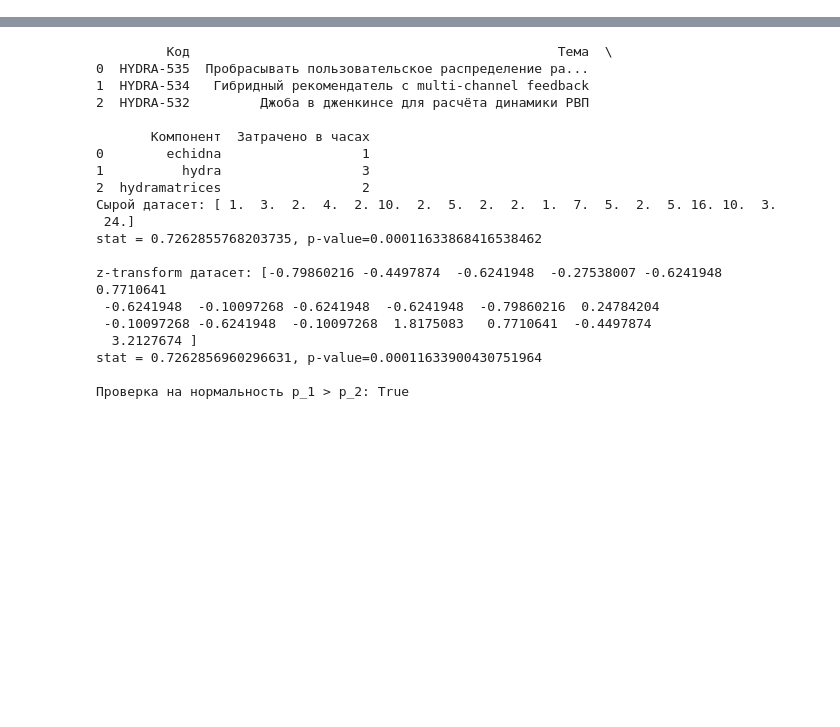
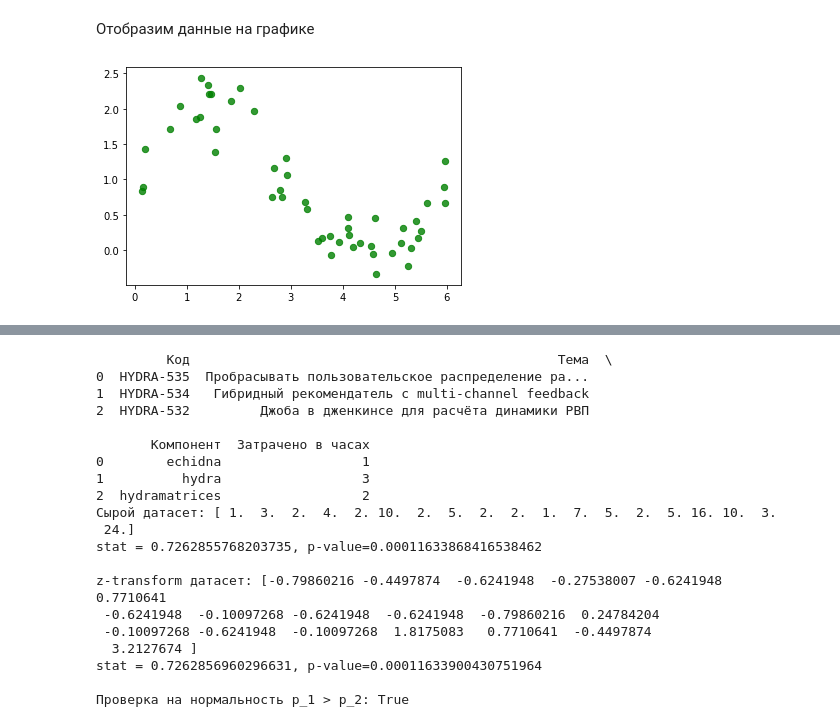
Before and after one commit to adzhumurat/data_management, a Jupyter notebook: docker_compose/data_client/app/jupyter_notebooks/machine_learning_tuning.ipynb, the cells around one changed output, grey strips where cells are left out. Saved outputs shown, nothing was run; the diff lists cells and outputs as text; code cells hidden in the pictures; blank space fills up the shorter version.

```diff
--- a/docker_compose/data_client/app/jupyter_notebooks/machine_learning_tuning.ipynb
+++ b/docker_compose/data_client/app/jupyter_notebooks/machine_learning_tuning.ipynb
@@ -0,0 +12,6 @@
+# %%
+import numpy as np
+import pandas as pd
+
+data = pd.read_csv('data/non_linear.csv', sep=',')
+data.head()
@@ -0,0 +130,10 @@
+# %% [markdown]
+Отобразим данные на графике
+# %%
+import matplotlib.pyplot as plt
+%matplotlib inline
+# основной график
+plt.scatter(data.x_train, data.y_train, 40, 'g', 'o', alpha=0.8)
+plt.show()
+# %% [output]
+[figure, added]
```
Also changed, not shown: parts of 109 cells of this notebook.
